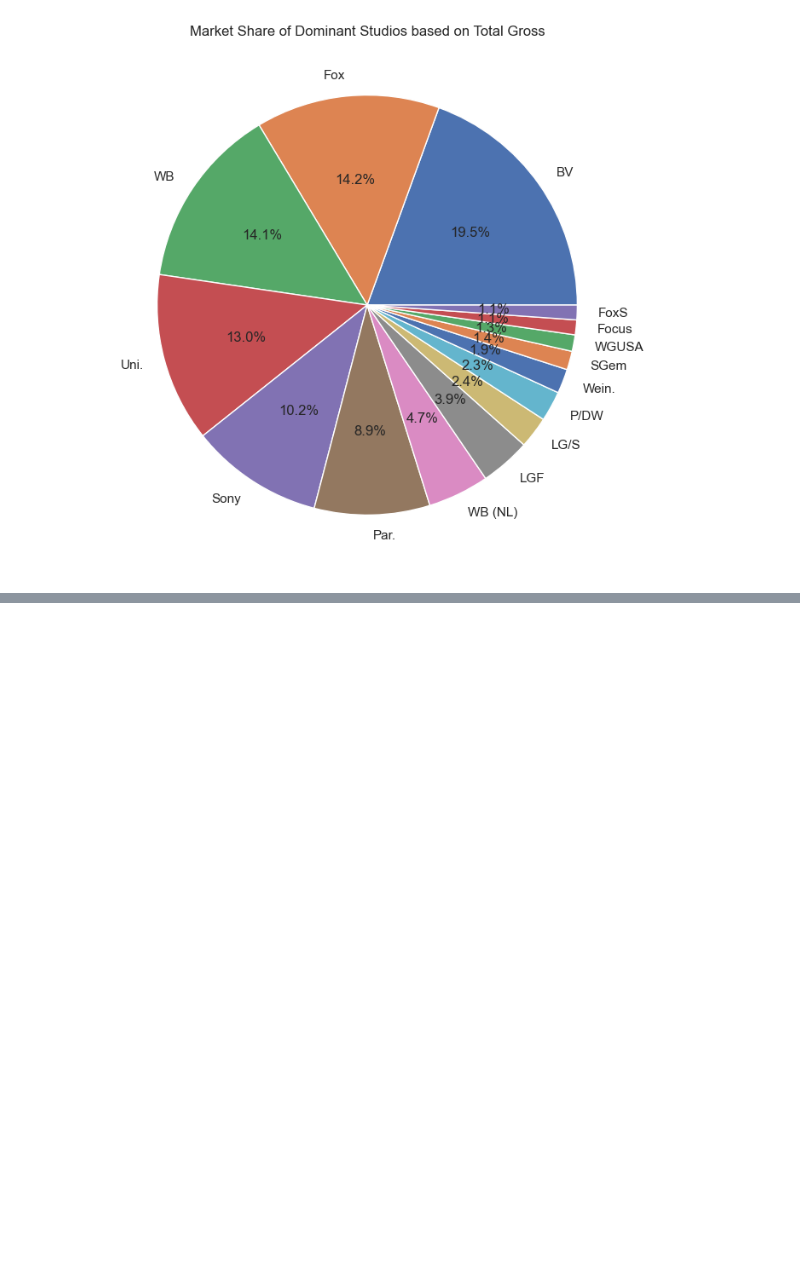
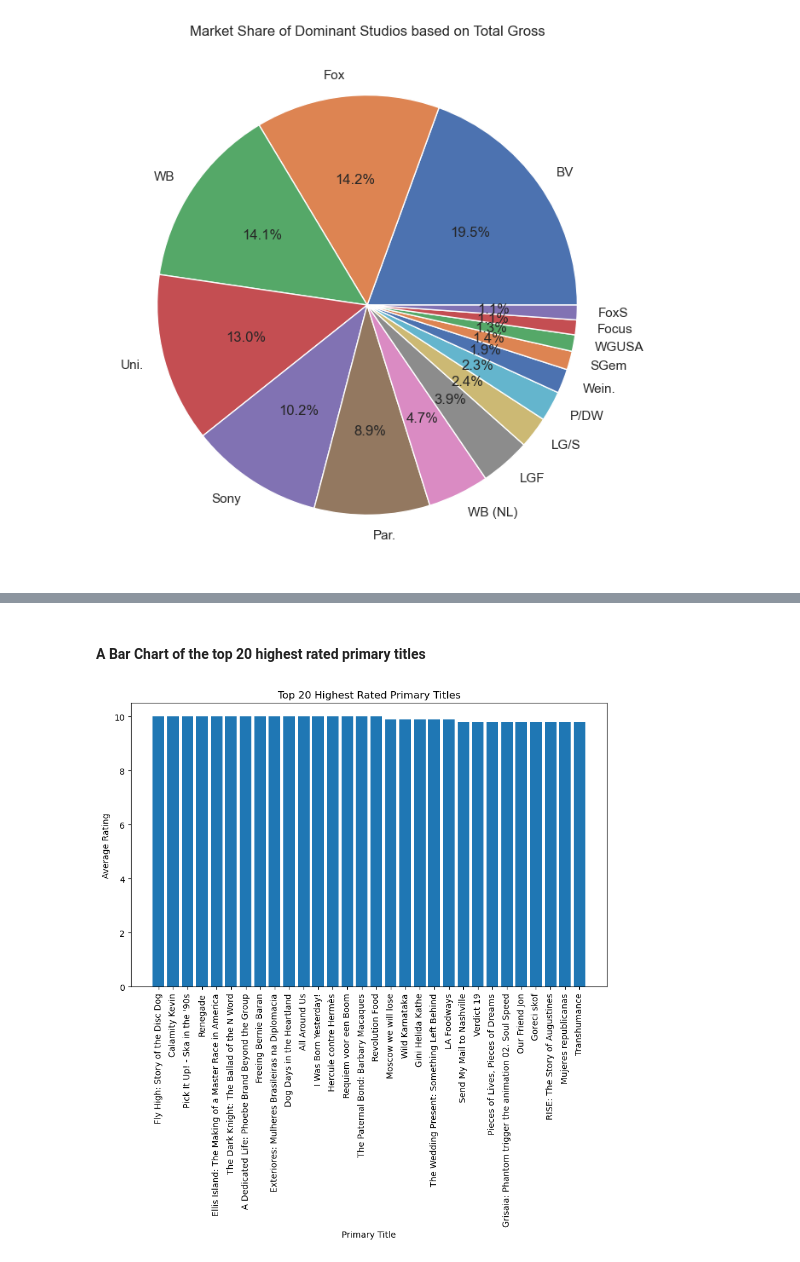
Before and after one commit to KariukiAddi/PHASE1Project, a Jupyter notebook: student.ipynb, the cells around one changed output, grey strips where cells are left out. Saved outputs shown, nothing was run; the diff lists cells and outputs as text; code cells hidden in the pictures; blank space fills up the shorter version.

```diff
--- a/student.ipynb
+++ b/student.ipynb
@@ -249,0 +324,9 @@ plt.show()
+# %%
+# Sort the dataframe by 'averagerating' column in descending order
+sorted_df = combined_df.sort_values('averagerating', ascending=False)
+
+# Select the top 20 highest rated primary titles
+top_20_titles = sorted_df.head(30)
+
+# Display the top 20 titles
+print(top_20_titles)
@@ -249,0 +351,13 @@ plt.show()
+# %% [markdown]
+#### A Bar Chart of the top 20 highest rated primary titles
+# %%
+# Plot a bar chart of the top 20 highest rated primary titles
+plt.figure(figsize=(10, 6))
+plt.bar(top_20_titles['primary_title'], top_20_titles['averagerating'])
+plt.xlabel('Primary Title')
+plt.ylabel('Average Rating')
+plt.title('Top 20 Highest Rated Primary Titles')
+plt.xticks(rotation=90)
+plt.show()
+# %% [output]
+[figure, added]
```
Also changed, not shown: parts of 17 cells of this notebook.
